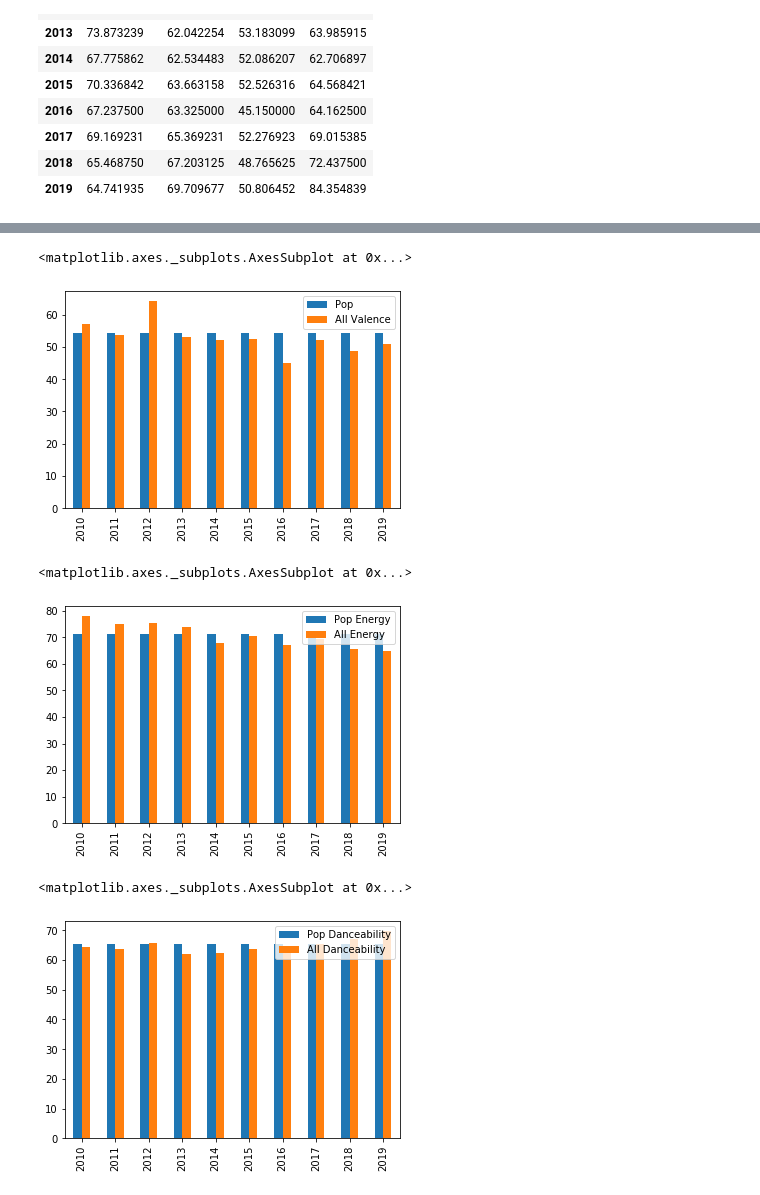
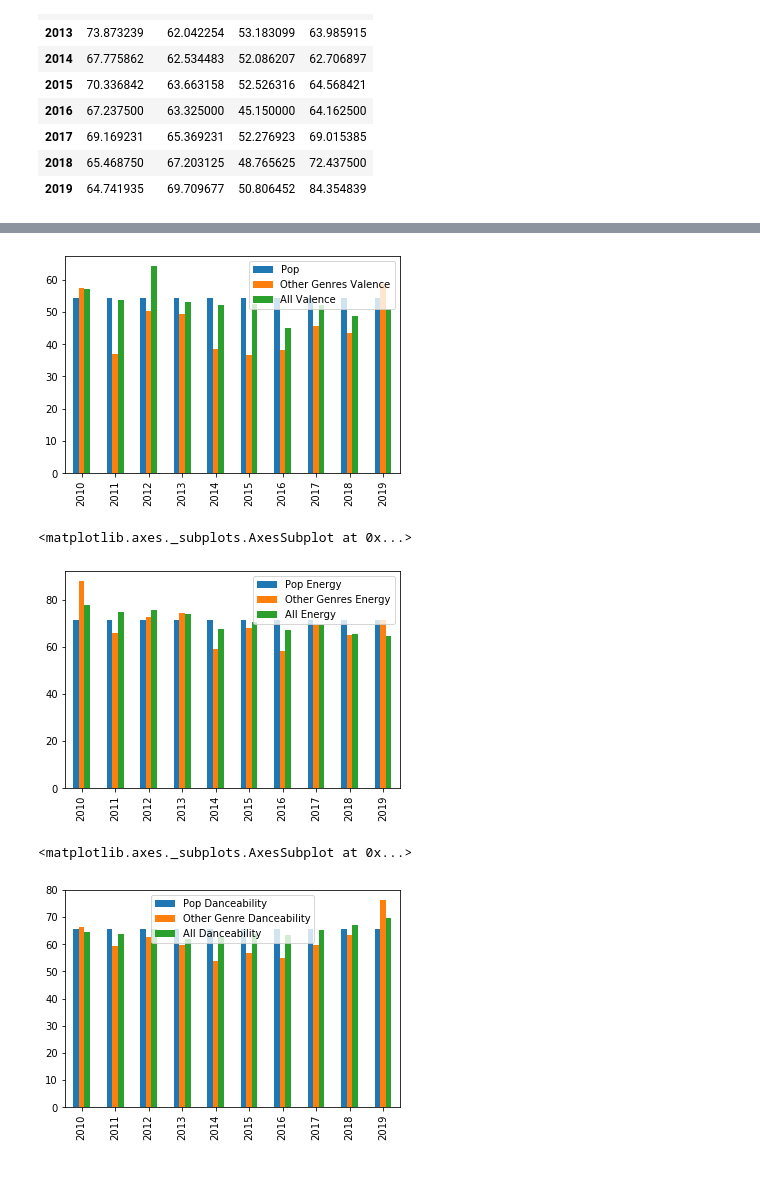
Before and after one commit to Kramer818/Music-Analysis, a Jupyter notebook: Lyndsi_Project1.ipynb, the cells around one changed output, grey strips where cells are left out. Saved outputs shown, nothing was run; the diff lists cells and outputs as text; code cells hidden in the pictures.

Commit message:
Finished code for bar graphs adn dataframes

```diff
--- a/Lyndsi_Project1.ipynb
+++ b/Lyndsi_Project1.ipynb
@@ -42 +19,11 @@ music_subset_data_df.head()
+# %%
+#Changed all subgenres of 'pop' to pop
+music_subset_data_df['Top Genre'] = music_subset_data_df['Top Genre'].replace(
+    {"acoustic pop":"pop",
+"art pop":"pop",
+"australian pop":"pop","barbadian pop":"pop","baroque pop":"pop",
+     "canadian pop":"pop","candy pop":"pop","colombian pop":"pop",
+     "dance pop":"pop","danish pop":"pop","electropop":"pop",
+     "folk-pop":"pop","french indie pop":"pop","hip pop":"pop",
+     "indie pop":"pop","moroccan pop":"pop"})
 # %%
@@ -67,6 +46,7 @@ clean_music_df['Top Genre'] = clean_music_df['Top Genre'].replace(
 # %%
-genre_indexed = clean_music_df.set_index("Top Genre")
-#music_genre_group = clean_music_df.groupby('Top Genre')
+#Indexed by genre and defined pop variables
+genre_indexed = music_subset_data_df.set_index("Top Genre")
+
 
 pop_valence = genre_indexed.loc["pop", "Valence"]
 
@@ -77,0 +69,11 @@ pop_popularity = genre_indexed.loc["pop", "Popularity"]
+# %%
+#Made a DF with no pop songs
+
+no_pop = genre_indexed.drop('pop')
+no_pop_df = pd.DataFrame(no_pop)
+
+
+no_pop_df_grouped = no_pop_df.groupby('Year')
+no_pop_means = no_pop_df_grouped.mean()
+no_pop_means_df = pd.DataFrame(no_pop_means)
+no_pop_means_df
@@ -78,5 +93,5 @@ pop_popularity = genre_indexed.loc["pop", "Popularity"]
 # %%
-#Variables:
+#Defined Variables:
 pval_mean = pop_valence.mean()
 pnrg_mean = pop_energy.mean()
 pdance_mean = pop_danceability.mean()
@@ -87,4 +102,8 @@ all_nrg = avg_music_data_by_year_df["Energy"]
 all_dance = avg_music_data_by_year_df["Danceability"]
 
 
-genres = music_genre_group["Top Genre"].unique()
+no_pop_val = no_pop_means_df["Valence"]
+no_pop_nrg = no_pop_means_df["Energy"]
+no_pop_dance = no_pop_means_df["Danceability"]
+
+years = [2010,2011,2012,2013,2014,2015,2016,2017,2018,2019]
@@ -91,18 +123,20 @@ genres = music_genre_group["Top Genre"].unique()
 # %%
-avg_valence_df = pd.DataFrame({"Pop": pval_mean, "All Valence":all_valence}, index=years)
+avg_valence_df = pd.DataFrame({"Pop": pval_mean,"Other Genres Valence":no_pop_val, "All Valence":all_valence}, index=years)
 avg_valence_df.plot.bar()
+plt.savefig("ValenceCompare.png")
 # %% [output]
-<matplotlib.axes._subplots.AxesSubplot at 0x...>
-[figure, old version]
+[figure, new version]
 # %%
-avg_energy_df = pd.DataFrame({"Pop Energy": pnrg_mean, "All Energy":all_nrg}, index=years)
+avg_energy_df = pd.DataFrame({"Pop Energy": pnrg_mean,"Other Genres Energy":no_pop_nrg, "All Energy":all_nrg}, index=years)
 avg_energy_df.plot.bar()
+plt.savefig("EnergyCompare.png")
 # %% [output]
 <matplotlib.axes._subplots.AxesSubplot at 0x...>
-[figure, old version]
+[figure, new version]
 # %%
-avg_dance_df = pd.DataFrame({"Pop Danceability": pdance_mean, "All Danceability":all_dance}, index=years)
+avg_dance_df = pd.DataFrame({"Pop Danceability": pdance_mean, "Other Genre Danceability":no_pop_dance,
+                             "All Danceability":all_dance}, index=years)
 avg_dance_df.plot.bar()
 # %% [output]
 <matplotlib.axes._subplots.AxesSubplot at 0x...>
-[figure, old version]
+[figure, new version]
```
Also changed, not shown: parts of 8 cells of this notebook.
